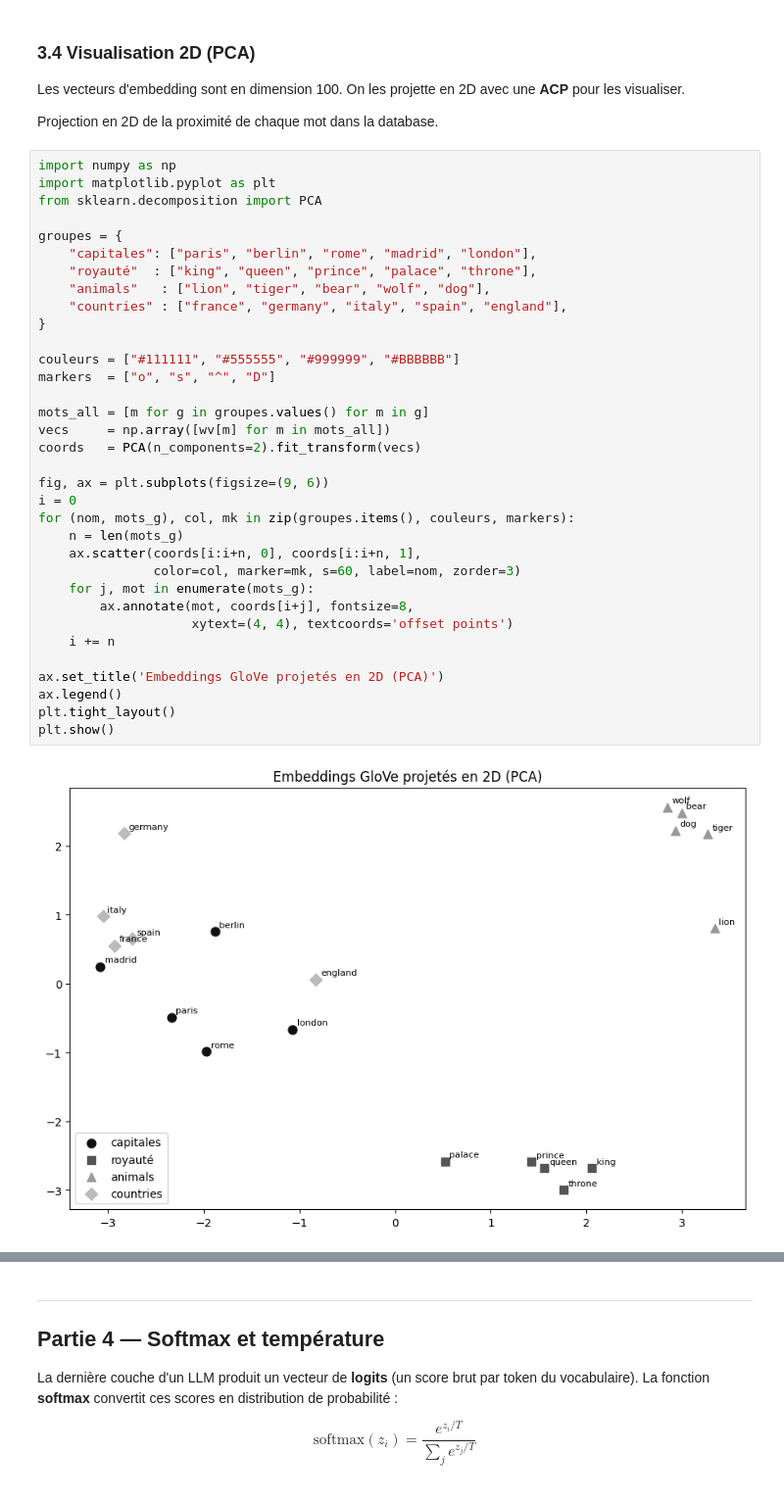
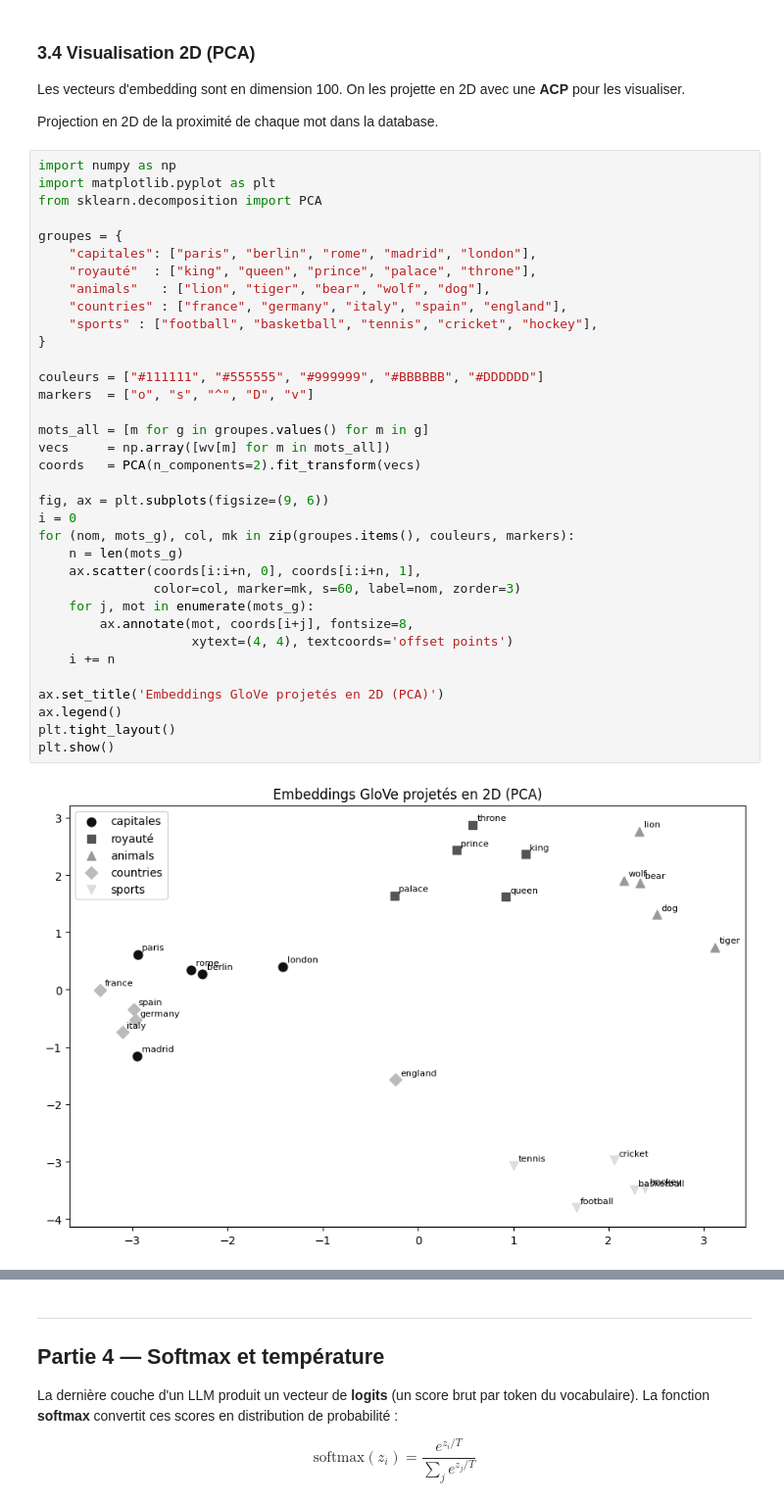
Before and after one commit to Olivier4508/oc25_olivier, a Jupyter notebook: 3_ai/TP 4/_tp4_v2.ipynb, the cells around one changed output, grey strips where cells are left out. Shown at 98% size. Cells and saved outputs as stored; diff of their text form.

```diff
--- a/3_ai/TP 4/_tp4_v2.ipynb
+++ b/3_ai/TP 4/_tp4_v2.ipynb
@@ -697,36 +697,37 @@ import matplotlib.pyplot as plt
 from sklearn.decomposition import PCA
 
 groupes = {
     "capitales": ["paris", "berlin", "rome", "madrid", "london"],
     "royauté"  : ["king", "queen", "prince", "palace", "throne"],
     "animals"   : ["lion", "tiger", "bear", "wolf", "dog"],
     "countries" : ["france", "germany", "italy", "spain", "england"],
+    "sports" : ["football", "basketball", "tennis", "cricket", "hockey"],
 }
 
-couleurs = ["#111111", "#555555", "#999999", "#BBBBBB"]
-markers  = ["o", "s", "^", "D"]
+couleurs = ["#111111", "#555555", "#999999", "#BBBBBB", "#DDDDDD"]
+markers  = ["o", "s", "^", "D", "v"]
 
 mots_all = [m for g in groupes.values() for m in g]
 vecs     = np.array([wv[m] for m in mots_all])
 coords   = PCA(n_components=2).fit_transform(vecs)
 
 fig, ax = plt.subplots(figsize=(9, 6))
 i = 0
 for (nom, mots_g), col, mk in zip(groupes.items(), couleurs, markers):
     n = len(mots_g)
     ax.scatter(coords[i:i+n, 0], coords[i:i+n, 1],
                color=col, marker=mk, s=60, label=nom, zorder=3)
     for j, mot in enumerate(mots_g):
         ax.annotate(mot, coords[i+j], fontsize=8,
                     xytext=(4, 4), textcoords='offset points')
     i += n
 
 ax.set_title('Embeddings GloVe projetés en 2D (PCA)')
 ax.legend()
 plt.tight_layout()
 plt.show()
 # %% [output]
-[figure, old version]
+[figure, new version]
 # %% [markdown]
 **Exercice 3.4** :
 
```
Also changed, not shown: parts of 1 cell of this notebook.
